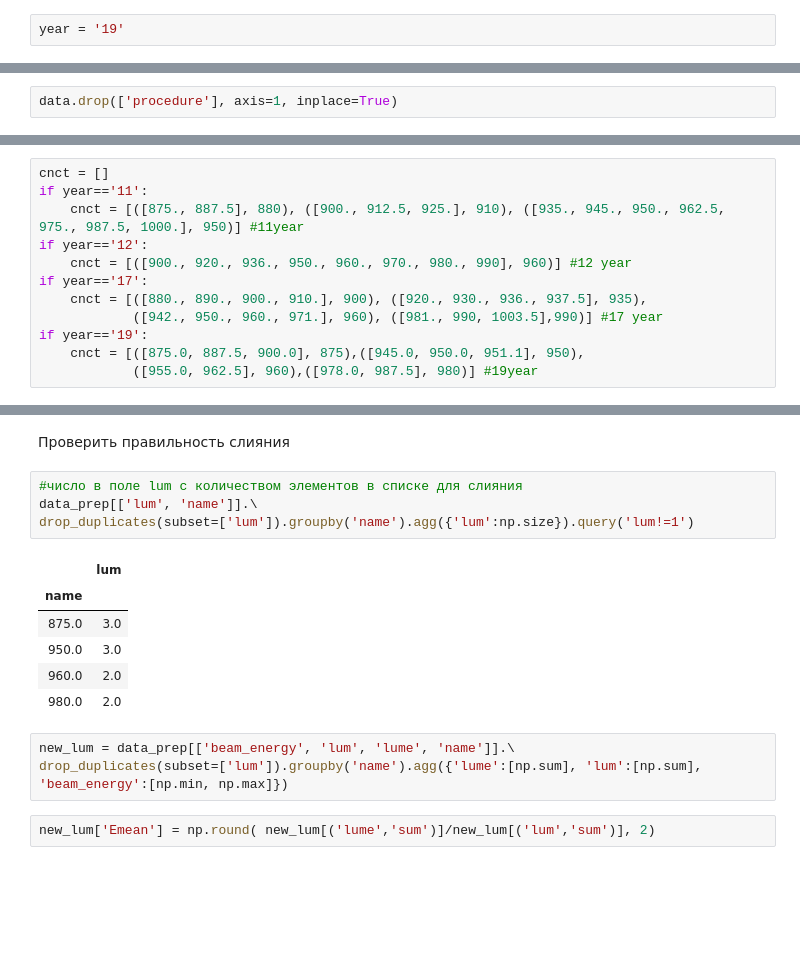
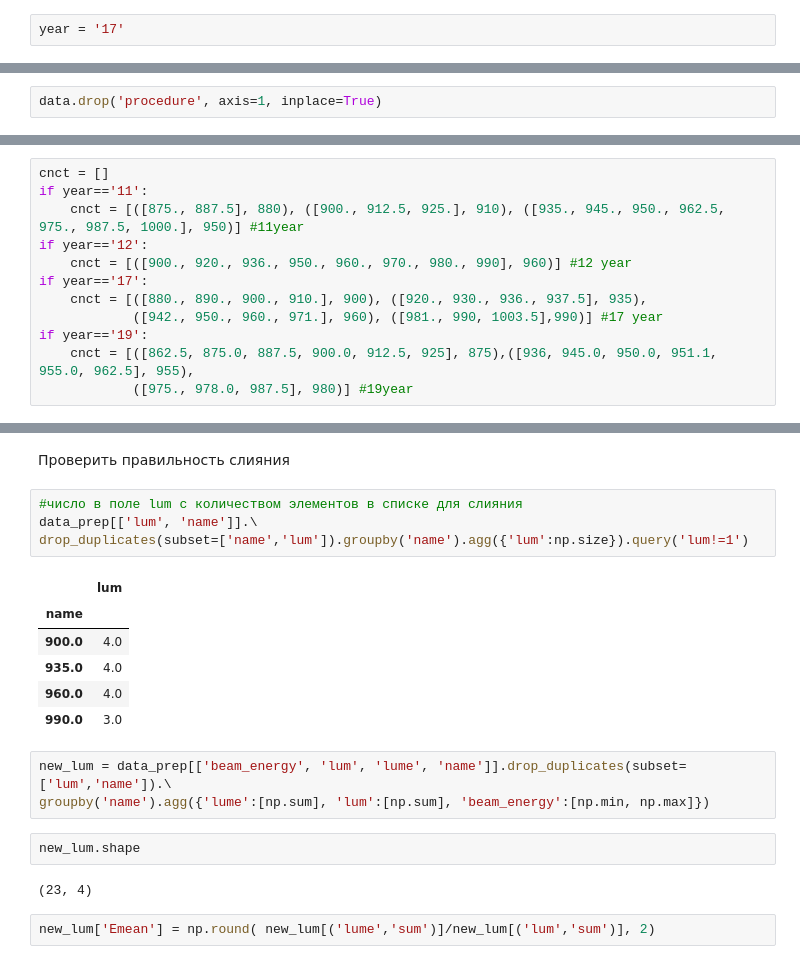
Before and after one commit to nikita-p/research, a Jupyter notebook: uproot/Analysis.ipynb, the cells around one changed output, grey strips where cells are left out. Cells and saved outputs as stored; diff of their text form; blank space fills up the shorter version.

```diff
--- a/uproot/Analysis.ipynb
+++ b/uproot/Analysis.ipynb
@@ -12,7 +12,7 @@ import re
 sns.set(rc={'figure.figsize':(10,7)})
 plt.style.use('seaborn-whitegrid')
 # %%
-year = '19'
+year = '17'
 # %% [markdown]
 ## Data preparation
 # %%
@@ -99,7 +87,7 @@ print(data.shape[0], 'records left')
 # %% [markdown]
 Удалить ненужные столбцы
 # %%
-data.drop(['procedure'], axis=1, inplace=True)
+data.drop('procedure', axis=1, inplace=True)
 # %%
 data.head()
 # %% [output]
@@ -206,8 +194,8 @@ if year=='17':
     cnct = [([880., 890., 900., 910.], 900), ([920., 930., 936., 937.5], 935),
             ([942., 950., 960., 971.], 960), ([981., 990, 1003.5],990)] #17 year
 if year=='19':
-    cnct = [([875.0, 887.5, 900.0], 875),([945.0, 950.0, 951.1], 950),
-            ([955.0, 962.5], 960),([978.0, 987.5], 980)] #19year
+    cnct = [([862.5, 875.0, 887.5, 900.0, 912.5, 925], 875),([936, 945.0, 950.0, 951.1, 955.0, 962.5], 955),
+            ([975., 978.0, 987.5], 980)] #19year
 # %%
 for c in cnct:
     data_prep.name.replace(c[0], c[1], inplace=True)
@@ -235,17 +223,21 @@ data_prep['lume'] = data_prep.beam_energy*data_prep.lum
 # %%
 #число в поле lum с количеством элементов в списке для слияния
 data_prep[['lum', 'name']].\
-drop_duplicates(subset=['lum']).groupby('name').agg({'lum':np.size}).query('lum!=1')
+drop_duplicates(subset=['name','lum']).groupby('name').agg({'lum':np.size}).query('lum!=1')
 # %% [output]
 |  | lum |
 | name |  |
-| 875.0 | 3.0 |
-| 950.0 | 3.0 |
-| 960.0 | 2.0 |
-| 980.0 | 2.0 |
+| 900.0 | 4.0 |
+| 935.0 | 4.0 |
+| 960.0 | 4.0 |
+| 990.0 | 3.0 |
 # %%
-new_lum = data_prep[['beam_energy', 'lum', 'lume', 'name']].\
-drop_duplicates(subset=['lum']).groupby('name').agg({'lume':[np.sum], 'lum':[np.sum], 'beam_energy':[np.min, np.max]})
+new_lum = data_prep[['beam_energy', 'lum', 'lume', 'name']].drop_duplicates(subset=['lum','name']).\
+groupby('name').agg({'lume':[np.sum], 'lum':[np.sum], 'beam_energy':[np.min, np.max]})
+# %%
+new_lum.shape
+# %% [output]
+(23, 4)
 # %%
 new_lum['Emean'] = np.round( new_lum[('lume','sum')]/new_lum[('lum','sum')], 2)
 # %%
```
Also changed, not shown: parts of 45 cells of this notebook, 7 other files.
